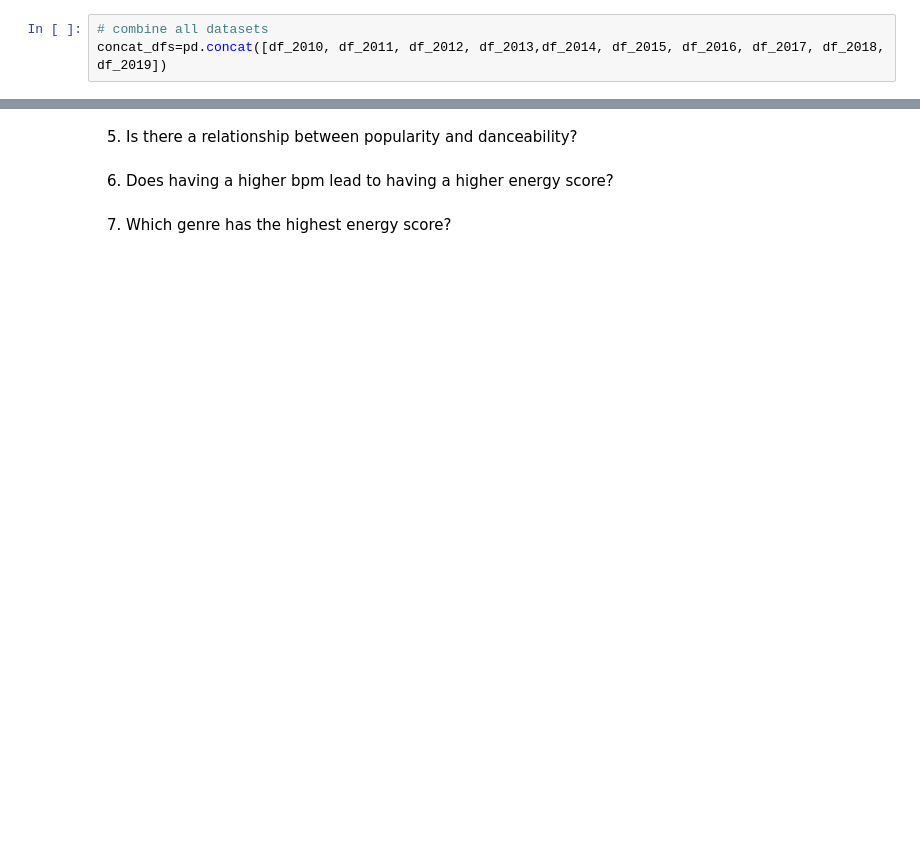
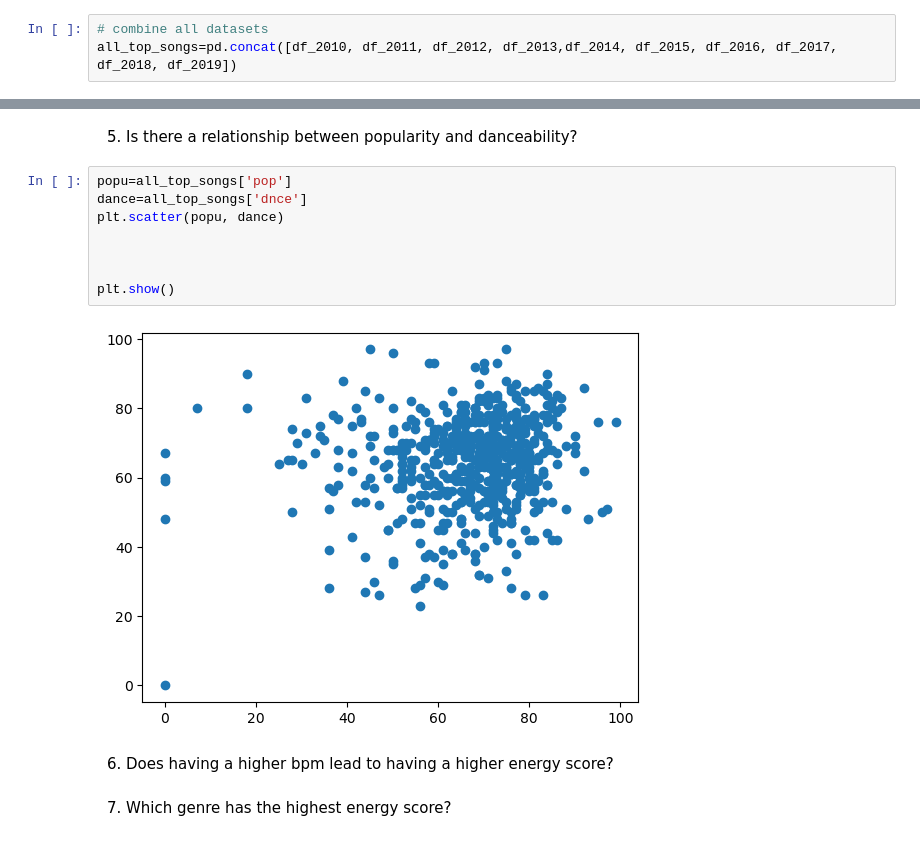
Before and after one commit to sahvsergio/treehouse_data_analysis_techdegree_unit7, a Jupyter notebook: treehouse_data_analysis_techdegree_unit7.ipynb, the cells around one changed output, grey strips where cells are left out. Drawn from its saved outputs; the diff is of its cells as text; blank space fills up the shorter version.

```diff
--- a/treehouse_data_analysis_techdegree_unit7.ipynb
+++ b/treehouse_data_analysis_techdegree_unit7.ipynb
@@ -75,5 +77,5 @@ df_2019.shape
 (31, 15)
 # %%
 # combine all datasets
-concat_dfs=pd.concat([df_2010, df_2011, df_2012, df_2013,df_2014, df_2015, df_2016, df_2017, df_2018, df_2019])
+all_top_songs=pd.concat([df_2010, df_2011, df_2012, df_2013,df_2014, df_2015, df_2016, df_2017, df_2018, df_2019])
 # %%
@@ -158,5 +279,15 @@ Questions
 # %% [markdown]
 5. Is there a relationship between popularity and danceability?
+# %%
+popu=all_top_songs['pop']
+dance=all_top_songs['dnce']
+plt.scatter(popu, dance)
+
+
+
+plt.show()
+# %% [output]
+[figure, added]
 # %% [markdown]
 6. Does having a higher bpm lead to having a higher energy score?
 # %% [markdown]
```
Also changed, not shown: parts of 10 cells of this notebook, 1 other file.
